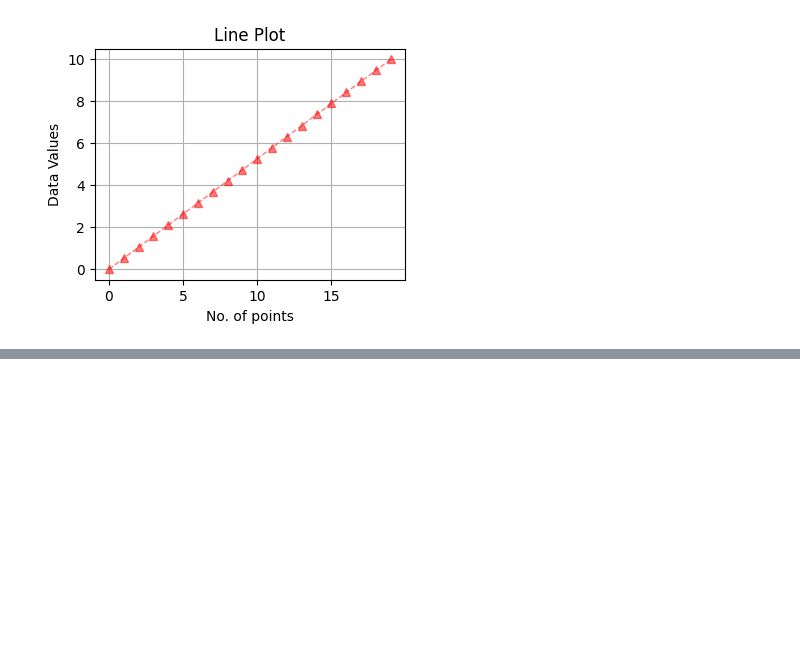
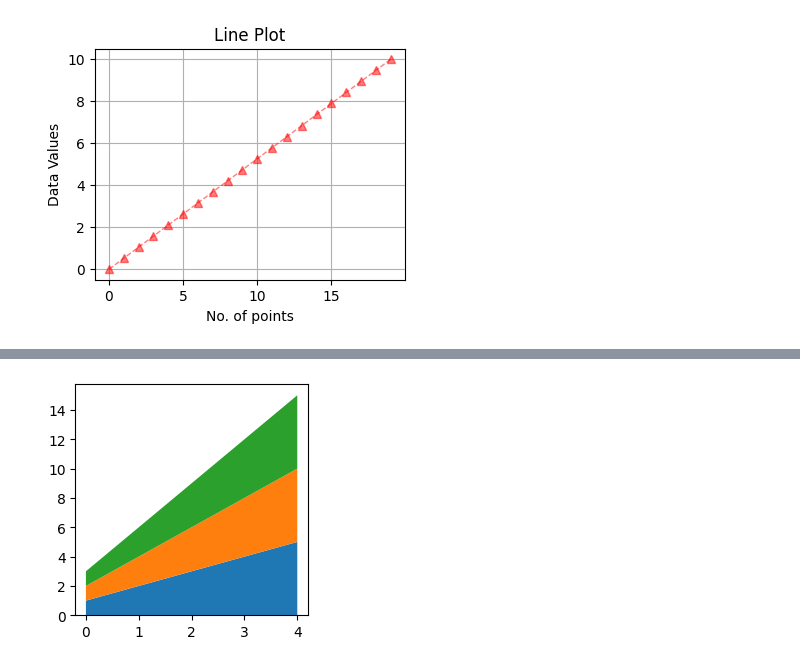
Before and after one commit to ntnmathur/intellipaat, a Jupyter notebook: python/matplotlib.ipynb, the cells around one changed output, grey strips where cells are left out. Cells and saved outputs as stored; diff of their text form; code cells hidden in the pictures; blank space fills up the shorter version.

```diff
--- a/python/matplotlib.ipynb
+++ b/python/matplotlib.ipynb
@@ -29,0 +71,13 @@ plt.show()
+# %%
+x = range(5)
+y = [[1,2,3,4,5],
+     [1,2,3,4,5],
+     [1,2,3,4,5],]
+
+plt.figure(figsize = (3,3))
+ax1 = plt.subplot()
+
+ax1.stackplot(x,y)
+plt.show()
+# %% [output]
+[figure, added]
```
Also changed, not shown: parts of 6 cells of this notebook, 1 other file.
